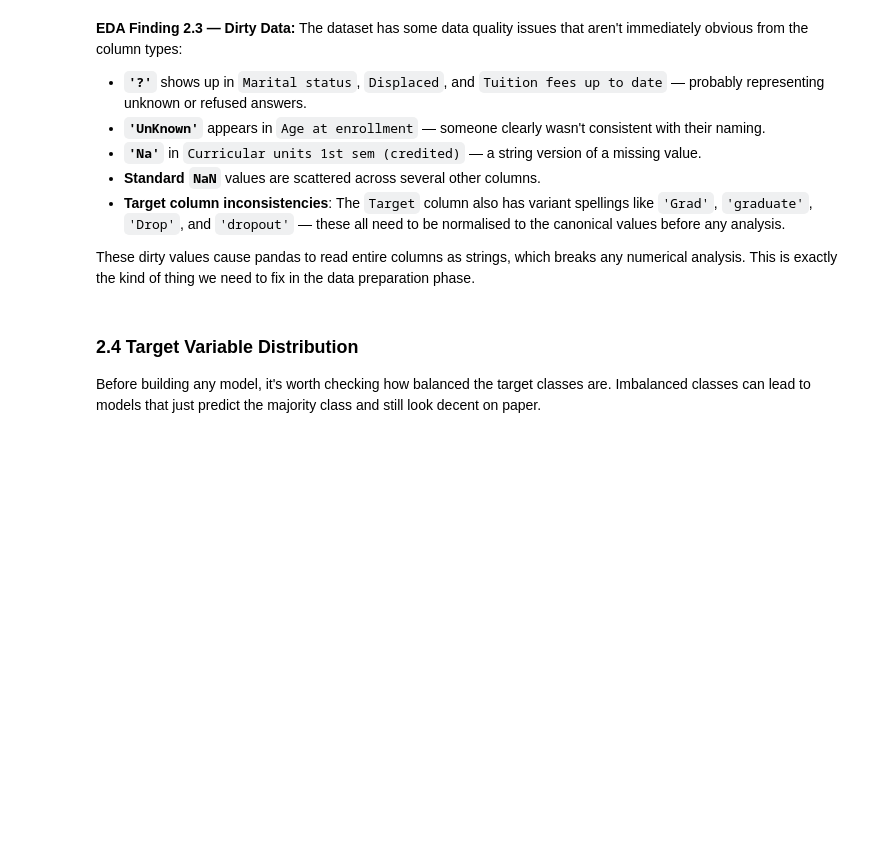
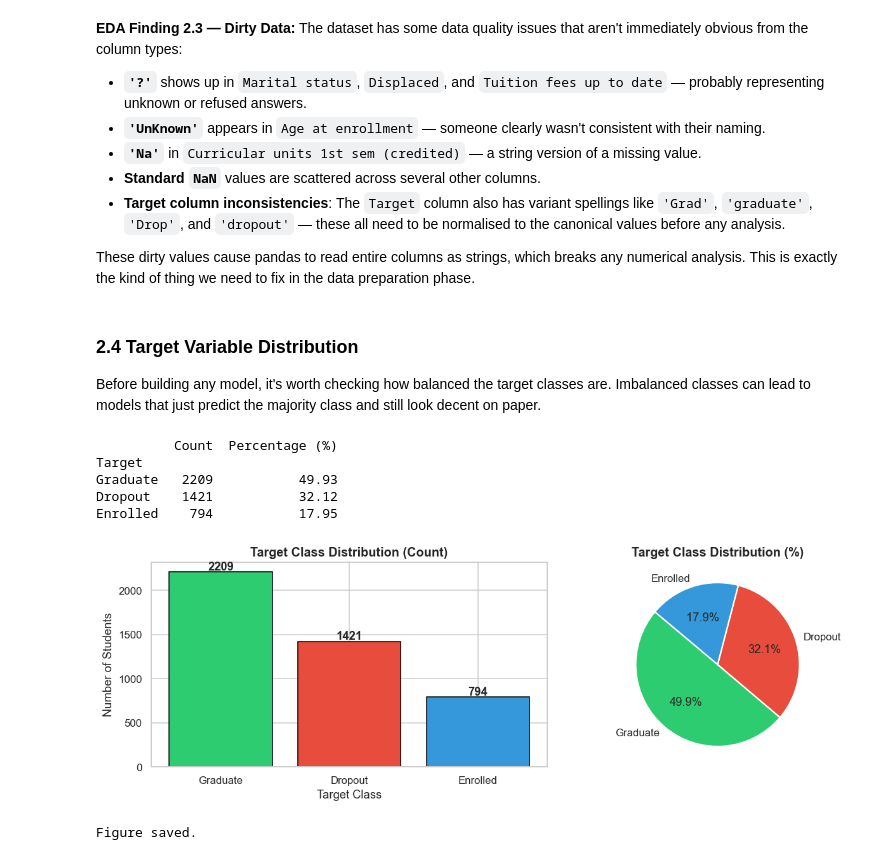
Before and after one commit to tiagodof/Tiago_Oliveira_2021406_ML_CA1, a Jupyter notebook: Tiago_Oliveira.ipynb, the cells around one changed output. Drawn from its saved outputs; the diff is of its cells as text; code cells hidden in the pictures; blank space fills up the shorter version.

Commit message:
feat(eda): plot target class distribution

```diff
--- a/Tiago_Oliveira.ipynb
+++ b/Tiago_Oliveira.ipynb
@@ -166,3 +166,41 @@ These dirty values cause pandas to read entire columns as strings, which breaks
 ### 2.4 Target Variable Distribution
 
 Before building any model, it's worth checking how balanced the target classes are. Imbalanced classes can lead to models that just predict the majority class and still look decent on paper.
+# %%
+target_counts = df_raw['Target'].value_counts()
+target_pct = df_raw['Target'].value_counts(normalize=True) * 100
+
+target_summary = pd.DataFrame({
+    'Count': target_counts,
+    'Percentage (%)': target_pct.round(2)
+})
+print(target_summary)
+
+fig, axes = plt.subplots(1, 2, figsize=(12, 4))
+palette_target = {'Dropout': '#e74c3c', 'Enrolled': '#3498db', 'Graduate': '#2ecc71'}
+colors = [palette_target[k] for k in target_counts.index]
+
+axes[0].bar(target_counts.index, target_counts.values, color=colors, edgecolor='black')
+axes[0].set_title('Target Class Distribution (Count)', fontsize=13, fontweight='bold')
+axes[0].set_xlabel('Target Class')
+axes[0].set_ylabel('Number of Students')
+for i, v in enumerate(target_counts.values):
+    axes[0].text(i, v + 20, str(v), ha='center', fontweight='bold')
+
+axes[1].pie(target_counts.values, labels=target_counts.index, autopct='%1.1f%%',
+            startangle=140, colors=colors,
+            wedgeprops={'edgecolor': 'white', 'linewidth': 1.5})
+axes[1].set_title('Target Class Distribution (%)', fontsize=13, fontweight='bold')
+
+plt.tight_layout()
+plt.savefig('fig_target_distribution.png', bbox_inches='tight')
+plt.show()
+print("Figure saved.")
+# %% [output]
+          Count  Percentage (%)
+Target
+Graduate   2209           49.93
+Dropout    1421           32.12
+Enrolled    794           17.95
+[figure, added]
+Figure saved.
```
Also changed, not shown: 1 other file.
